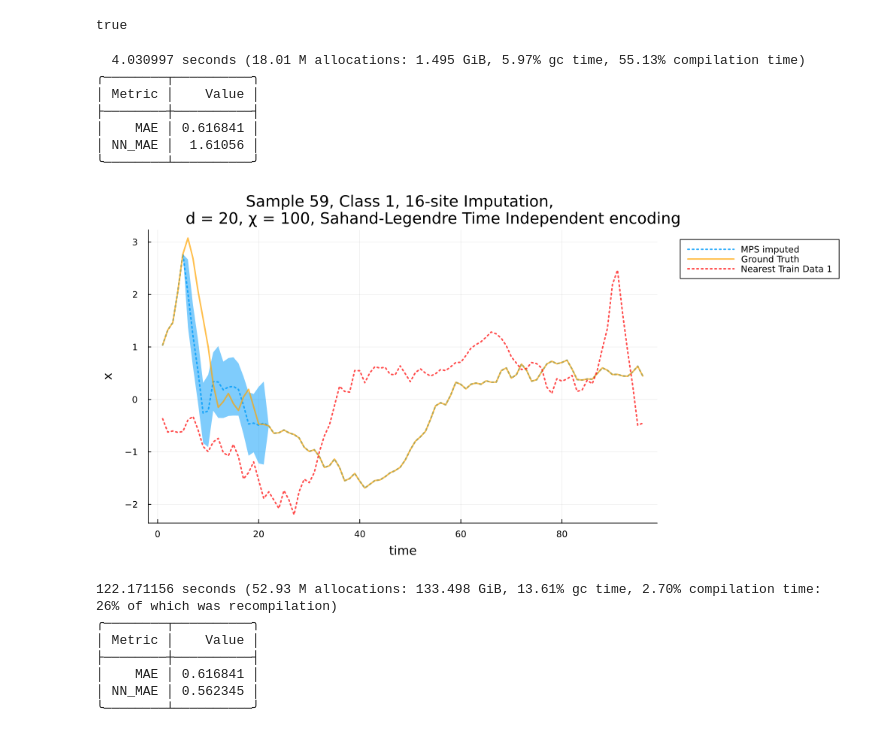
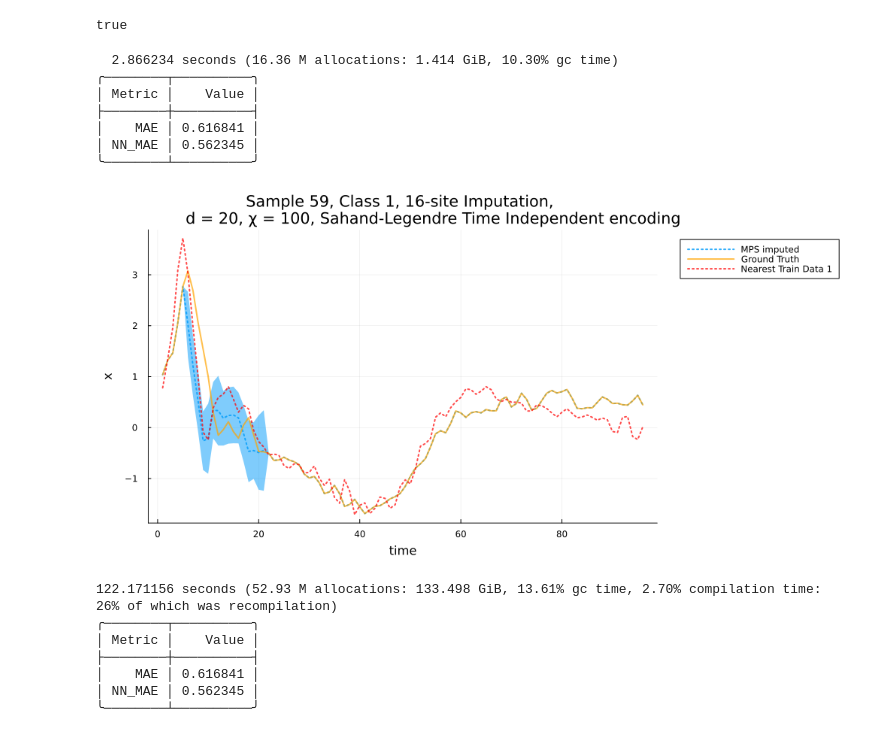
Before and after one commit to joshuabmoore/MPSTime.jl, a Jupyter notebook: Imputation/test_imputation.ipynb, the cells around one changed output. Drawn from its saved outputs; the diff is of its cells as text; code cells hidden in the pictures.

```diff
--- a/Imputation/test_imputation.ipynb
+++ b/Imputation/test_imputation.ipynb
@@ -81,33 +81,32 @@ invert_transform=true
 true
 # %%
 
-include("imputation.jl");
-
+# run on rc2
 @time begin
     ts, pred_err, stats, p1_ns = MPS_impute(
     fc_sl,
     class,
     instance_idx,
     impute_sites,
     :directMean;
     invert_transform=invert_transform,
     NN_baseline=true,
     n_baselines=1,
     plot_fits=true
     );
 end
 
-pretty_table(stats; header=["Metric", "Value"], header_crayon= crayon"yellow bold", tf = tf_unicode_rounded);
+pretty_table(stats[1]; header=["Metric", "Value"], header_crayon= crayon"yellow bold", tf = tf_unicode_rounded);
 plot(p1_ns...)
 # %% [output]
-  4.030997 seconds (18.01 M allocations: 1.495 GiB, 5.97% gc time, 55.13% compilation time)
+  2.866234 seconds (16.36 M allocations: 1.414 GiB, 10.30% gc time)
 ╭────────┬──────────╮
 │ Metric │    Value │
 ├────────┼──────────┤
 │    MAE │ 0.616841 │
-│ NN_MAE │  1.61056 │
+│ NN_MAE │ 0.562345 │
 ╰────────┴──────────╯
-[figure, old version]
+[figure, new version]
 # %%
 mode_range=(-1,1)
 xvals=collect(range(mode_range...; step=1E-4))
```
Also changed, not shown: parts of 6 cells of this notebook, 1 other file.
